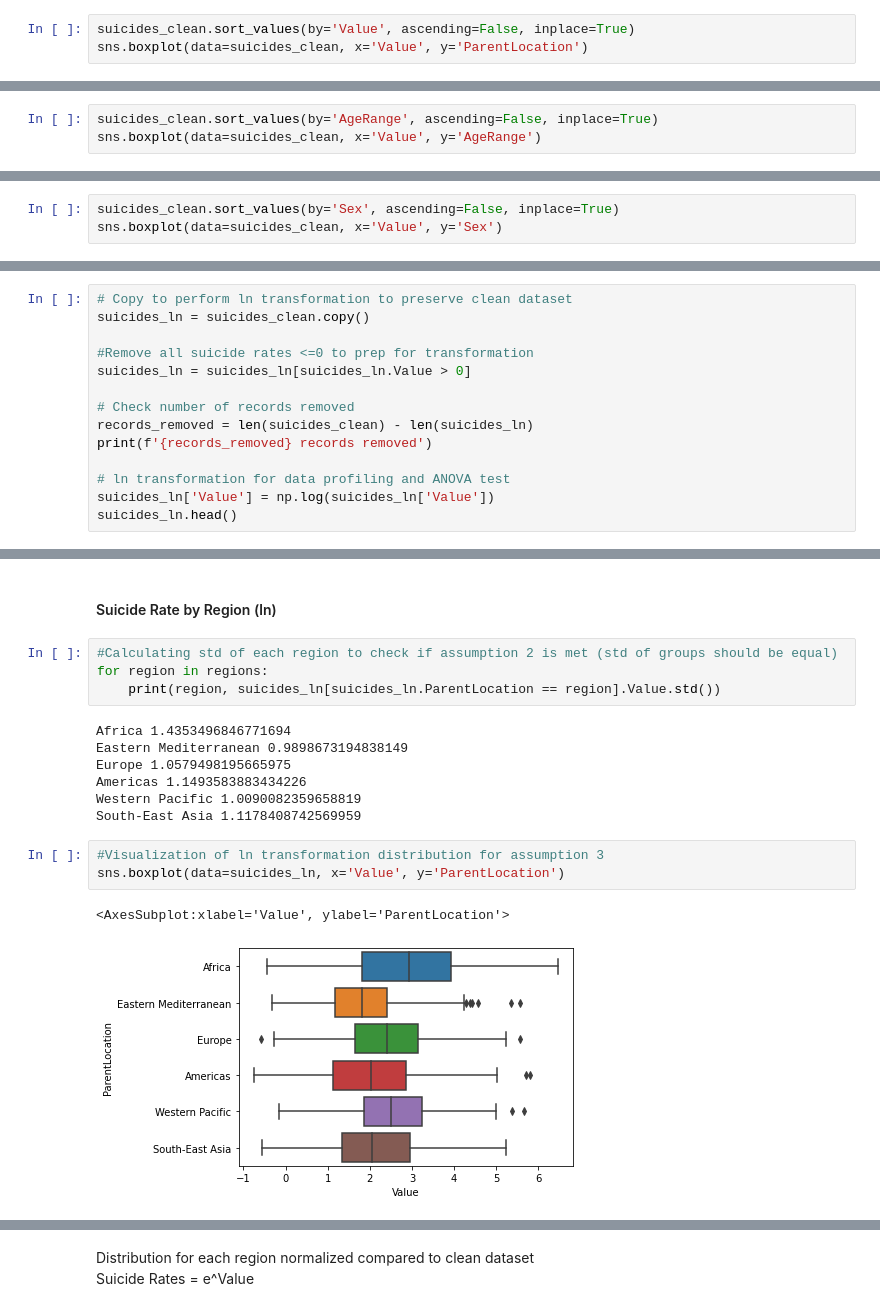
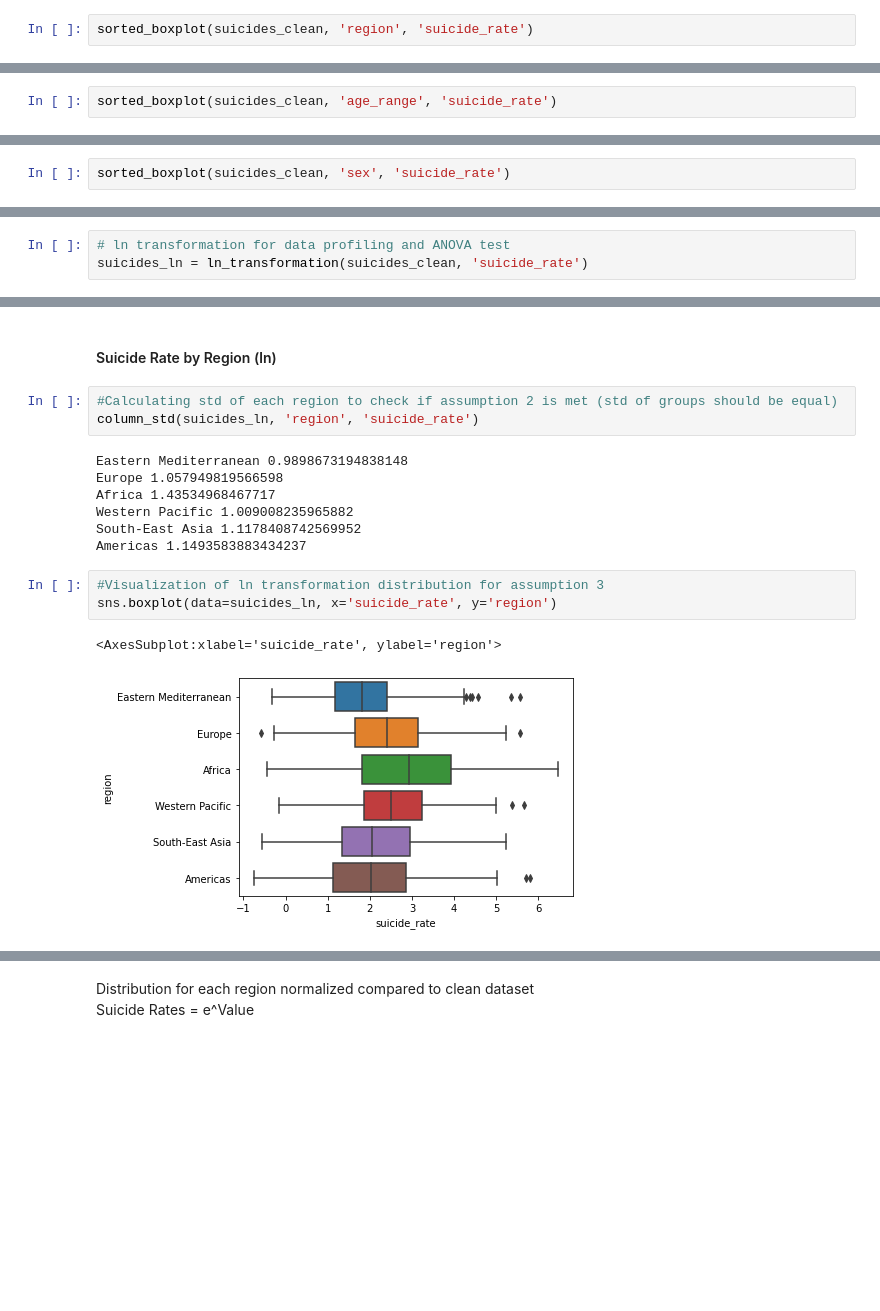
Before and after one commit to Fullcure3/WHO_suicide_rates, a Jupyter notebook: Suicides.ipynb, the cells around one changed output, grey strips where cells are left out. Drawn from its saved outputs; the diff is of its cells as text; blank space fills up the shorter version.

```diff
--- a/Suicides.ipynb
+++ b/Suicides.ipynb
@@ -239,6 +208,5 @@ sns.displot(data=suicides_clean, x='Value', col='ParentLocation', col_wrap=3)
 Spread is still right skewed at the region level <br>
 An indepth look at the IQR, median and range is needed
 # %%
-suicides_clean.sort_values(by='Value', ascending=False, inplace=True)
-sns.boxplot(data=suicides_clean, x='Value', y='ParentLocation')
+sorted_boxplot(suicides_clean, 'region', 'suicide_rate')
 # %% [output]
@@ -250,6 +217,5 @@ The IQR and median is higher than other regions as well
 # %% [markdown]
 #### Distribution of Suicide Rates by Age Range
 # %%
-suicides_clean.sort_values(by='AgeRange', ascending=False, inplace=True)
-sns.boxplot(data=suicides_clean, x='Value', y='AgeRange')
+sorted_boxplot(suicides_clean, 'age_range', 'suicide_rate')
 # %% [output]
@@ -261,6 +226,5 @@ All of the age ranges have a right skewed distribution that will need to be tran
 # %% [markdown]
 #### Distribution of Suicide Rates by Sex
 # %%
-suicides_clean.sort_values(by='Sex', ascending=False, inplace=True)
-sns.boxplot(data=suicides_clean, x='Value', y='Sex')
+sorted_boxplot(suicides_clean, 'sex', 'suicide_rate')
 # %% [output]
@@ -408,18 +349,7 @@ A Natural Log (ln) standarization of suicide rates should be tested for comparis
 Useful to transform right skewed data into a more normal distribution<br>
 Cannot be used with negative values or zero as the ln of a negative = undefined
 # %%
-# Copy to perform ln transformation to preserve clean dataset
-suicides_ln = suicides_clean.copy()
-
-#Remove all suicide rates <=0 to prep for transformation
-suicides_ln = suicides_ln[suicides_ln.Value > 0]
-
-# Check number of records removed
-records_removed = len(suicides_clean) - len(suicides_ln)
-print(f'{records_removed} records removed')
-
 # ln transformation for data profiling and ANOVA test
-suicides_ln['Value'] = np.log(suicides_ln['Value'])
-suicides_ln.head()
+suicides_ln = ln_transformation(suicides_clean, 'suicide_rate')
 # %% [output]
 76 records removed
@@ -433,19 +357,18 @@ suicides_ln.head()
 #### Suicide Rate by Region (ln)
 # %%
 #Calculating std of each region to check if assumption 2 is met (std of groups should be equal)
-for region in regions:
-    print(region, suicides_ln[suicides_ln.ParentLocation == region].Value.std())
+column_std(suicides_ln, 'region', 'suicide_rate')
 # %% [output]
-Africa 1.4353496846771694
-Eastern Mediterranean 0.9898673194838149
-Europe 1.0579498195665975
-Americas 1.1493583883434226
-Western Pacific 1.0090082359658819
-South-East Asia 1.1178408742569959
+Eastern Mediterranean 0.9898673194838148
+Europe 1.057949819566598
+Africa 1.43534968467717
+Western Pacific 1.009008235965882
+South-East Asia 1.1178408742569952
+Americas 1.1493583883434237
 # %%
 #Visualization of ln transformation distribution for assumption 3
-sns.boxplot(data=suicides_ln, x='Value', y='ParentLocation')
+sns.boxplot(data=suicides_ln, x='suicide_rate', y='region')
 # %% [output]
-<AxesSubplot:xlabel='Value', ylabel='ParentLocation'>
+<AxesSubplot:xlabel='suicide_rate', ylabel='region'>
-[figure, old version]
+[figure, new version]
 # %%
```
Also changed, not shown: parts of 40 cells of this notebook.
